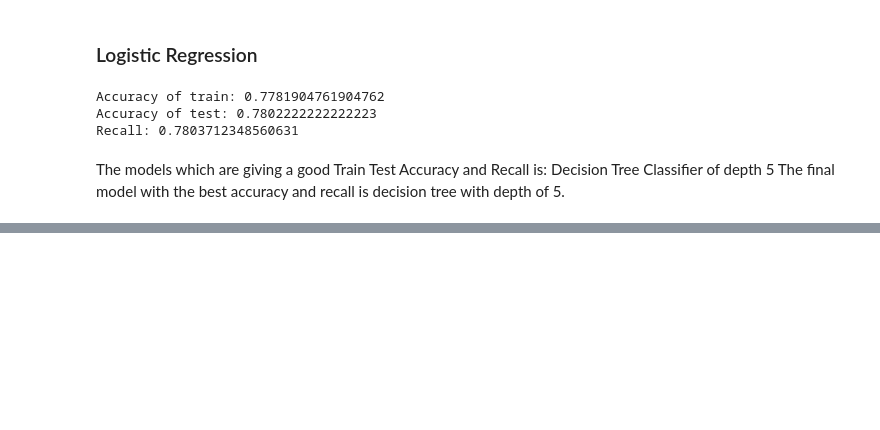
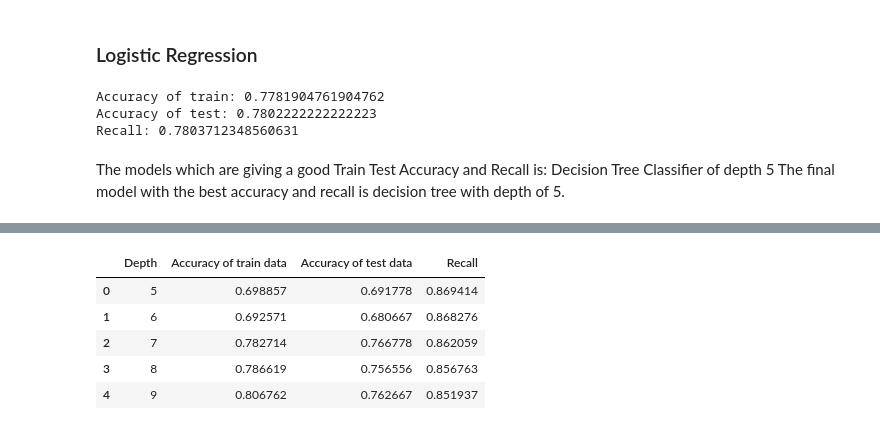
Before and after one commit to JivitteshS/Projects, a Jupyter notebook: Credit Card default Classification/Credit Default Classification - Project.ipynb, the cells around one changed output, grey strips where cells are left out. Drawn from its saved outputs; the diff is of its cells as text; code cells hidden in the pictures; blank space fills up the shorter version.

```diff
--- a/Credit Card default Classification/Credit Default Classification - Project.ipynb
+++ b/Credit Card default Classification/Credit Default Classification - Project.ipynb
@@ -1040,0 +1185,33 @@ The final model with the best accuracy and recall is decision tree with depth of
+# %%
+S=5
+E=10
+K_list=list()
+ac_train=list()
+ac_test=list()
+recall=list()
+for i in range(S,E):
+    model = DecisionTreeClassifier(max_depth=i)
+    K_list.append(i)
+    model.fit(X_train_smote, y_train_smote)
+    pred=model.predict(X_trainrfe)
+    accuracy_train = np.sum(y_train == pred) / len(y_train)
+    ac_train.append(accuracy_train)
+    pred=model.predict(X_testrfe)
+    accuracy_test = np.sum(y_test == pred) / len(y_test)
+    ac_test.append(accuracy_test)
+    tp, tn, fp, fn = get_tp_tn_fp_fn(y_test, pred)
+    re=tp/(tp+fn)
+    recall.append(re)
+
+
+
+dafr={"Depth":K_list,"Accuracy of train data":ac_train,"Accuracy of test data":ac_test,"Recall":recall}
+data_of_K=pd.DataFrame(dafr)
+data_of_K
+# %% [output]
+|  | Depth | Accuracy of train data | Accuracy of test data | Recall |
+| 0 | 5 | 0.698857 | 0.691778 | 0.869414 |
+| 1 | 6 | 0.692571 | 0.680667 | 0.868276 |
+| 2 | 7 | 0.782714 | 0.766778 | 0.862059 |
+| 3 | 8 | 0.786619 | 0.756556 | 0.856763 |
+| 4 | 9 | 0.806762 | 0.762667 | 0.851937 |
```
Also changed, not shown: parts of 14 cells of this notebook.
